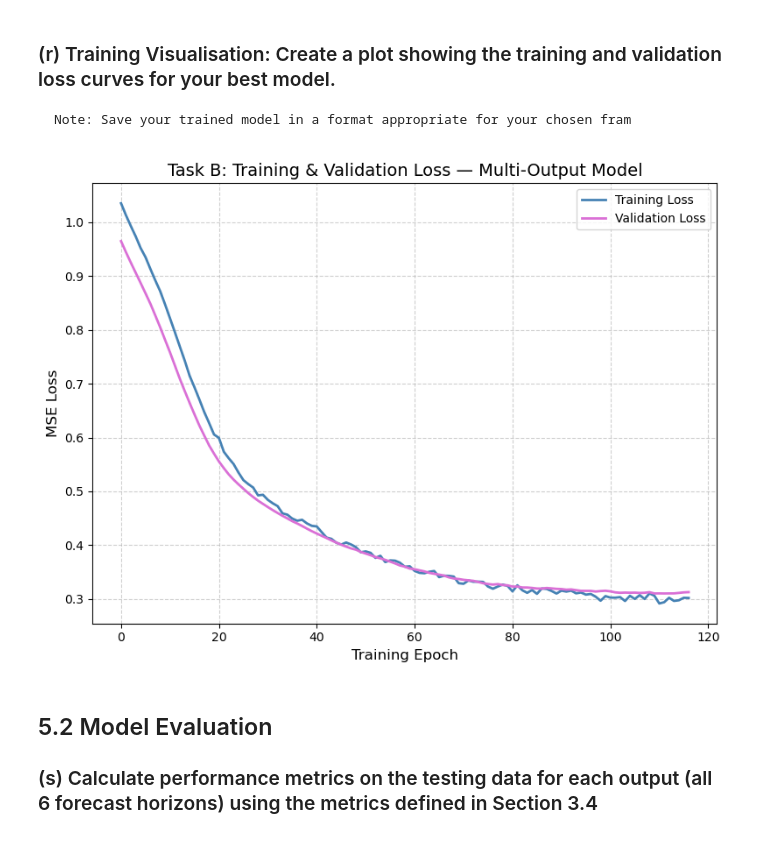
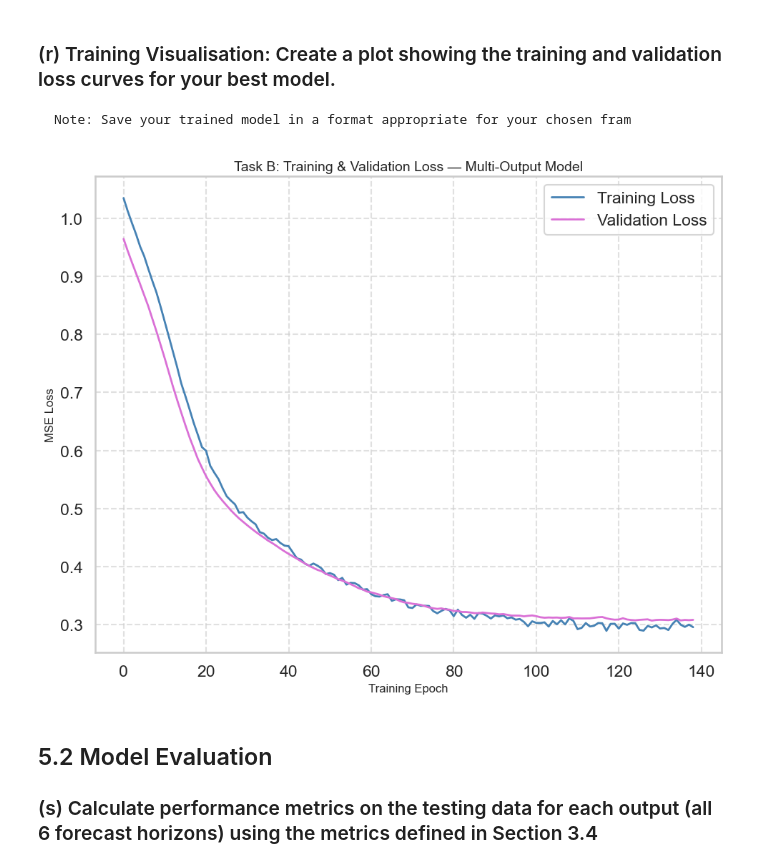
Before and after one commit to kurin0u0/9814, a Jupyter notebook: z5709922_assignment1/z5709922_assignment1.ipynb, the cells around one changed output. Cells and saved outputs as stored; diff of their text form; code cells hidden in the pictures.

```diff
--- a/z5709922_assignment1/z5709922_assignment1.ipynb
+++ b/z5709922_assignment1/z5709922_assignment1.ipynb
@@ -384,15 +384,15 @@ model.load_state_dict(torch.load(source_model_path, map_location=device))
 # 替换输出层（确保输出是单一回归）
 model.model[-1] = nn.Linear(32, 1).to(device)
 
-# 冻结底层 1~2 层，微调中间层 + 输出层，让模型有能力适应 tplus6
+# 冻结底层 2层，微调中间层 + 输出层，让模型有能力适应 tplus6
 for p in model.model[:2].parameters():  # 冻结前两层
     p.requires_grad = False
 for p in model.model[2:].parameters():  # 微调后两层
     p.requires_grad = True
 
 # 重新定义优化器（只包含可训练参数）
-optimizer = optim.Adam(filter(lambda p: p.requires_grad, model.parameters()),
-                       lr=1e-3, weight_decay=1e-5)
+optimizer = optim.Adam(filter(lambda p: p.requires_grad, model.parameters()), lr=1e-3, weight_decay=1e-5)
+patience = 1
 criterion = nn.MSELoss()
 
 # 划分验证子集以基于 val_loss 做 early stopping
@@ -404,7 +404,6 @@ X_tr_sub, X_val_sub = X_tr_sub.to(device), X_val_sub.to(device)
 y_tr_sub, y_val_sub = y_tr_sub.to(device), y_val_sub.to(device)
 
 best_val_loss = float('inf')
-patience = 5   # 允许连续多少个 epoch val_loss 不降
 patience_counter = 0
 epochs = 3000
 
@@ -432,7 +431,7 @@ for epoch in range(epochs):
     else:
         patience_counter += 1
 
-    if (epoch+1) % 5 == 0:
+    if (epoch+1) % 20 == 0:
         print(f"Epoch [{epoch+1}/{epochs}] Train Loss: {loss.item():.4f}, Val Loss: {val_loss.item():.4f}")
 
     if patience_counter >= patience:
@@ -520,7 +516,7 @@ class MultiOutputNinoNet(nn.Module):
 
 
 # ---------- 训练函数 ----------
-def train_multi_output(epochs=1000, lr=1e-4, batch_size=32, patience=5):
+def train_multi_output(epochs=1000, lr=1e-4, batch_size=32, patience=10):
     # 数据加载
     train_dataset = TensorDataset(train_X, train_y)
     val_dataset = TensorDataset(val_X, val_y)
@@ -593,7 +589,7 @@ def train_multi_output(epochs=1000, lr=1e-4, batch_size=32, patience=5):
 # ---------- 主训练循环 ----------
 print("\n===== Training Multi-Output Model =====")
 model_multi, train_losses, val_losses = train_multi_output(
-    epochs=1000, lr=1e-4, batch_size=32, patience=5
+    epochs=1000, lr=1e-4, batch_size=32, patience=10
 )
 # %% [output]
 ===== Training Multi-Output Model =====
@@ -619,19 +615,19 @@ Early stopping at epoch 117
 # %%
 # ---------- 绘制训练与验证曲线 ----------
 
-plt.figure(figsize=(8, 6))
+plt.figure(figsize=(10, 8))
 plt.plot(train_losses, label="Training Loss", color="steelblue", linewidth=2)
 plt.plot(val_losses, label="Validation Loss", color="orchid", linewidth=2)
 
 plt.title("Task B: Training & Validation Loss — Multi-Output Model", fontsize=14)
 plt.xlabel("Training Epoch", fontsize=12)
 plt.ylabel("MSE Loss", fontsize=12)
 plt.grid(True, linestyle="--", alpha=0.6)
 plt.legend()
 plt.tight_layout()
 plt.show()
 # %% [output]
-[figure, old version]
+[figure, new version]
 # %% [markdown]
 ## 5.2  Model Evaluation
 ### (s) Calculate performance metrics on the testing data for each output (all 6 forecast horizons) using the metrics defined in Section 3.4
```
Also changed, not shown: parts of 12 cells of this notebook, 9 other files.
